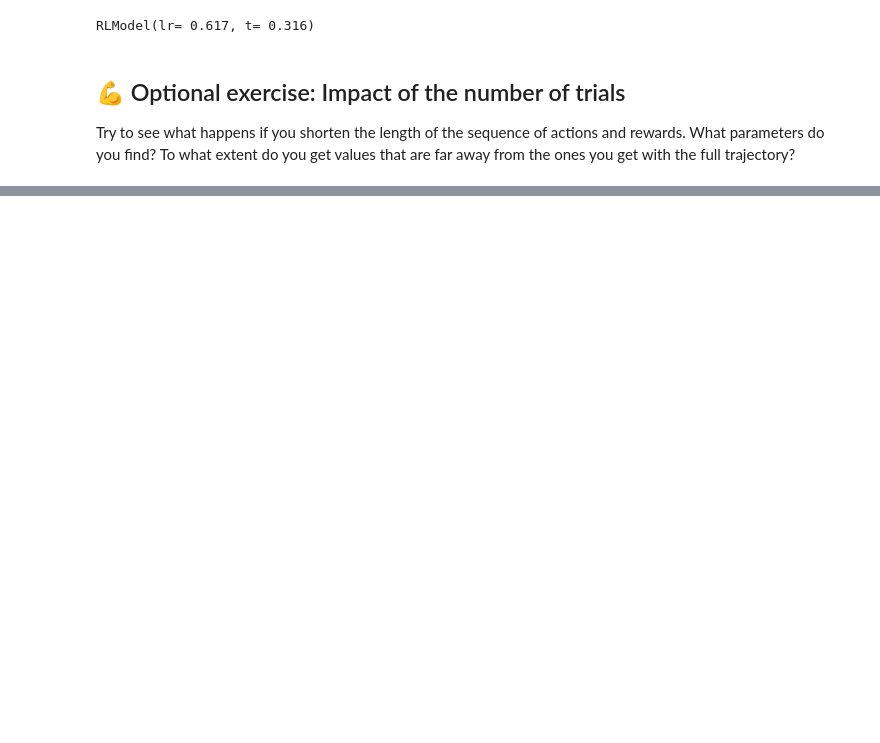
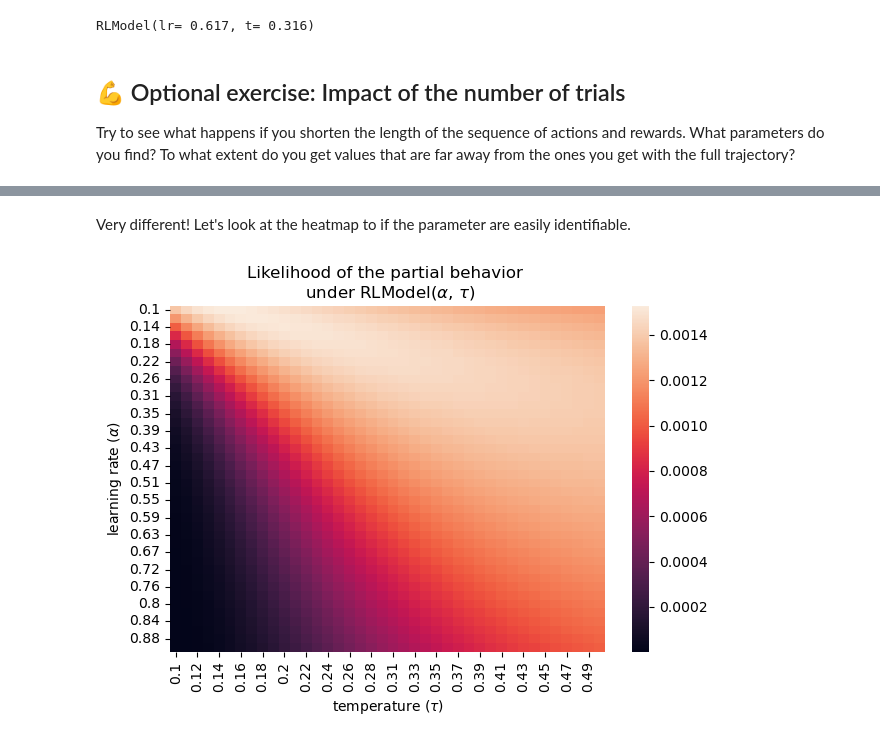
Before and after one commit to easiryne/cognitive-modeling-lab, a Jupyter notebook: TD_5/td5_solution.ipynb, the cells around one changed output, grey strips where cells are left out. Saved outputs shown, nothing was run; the diff lists cells and outputs as text; code cells hidden in the pictures; blank space fills up the shorter version.

```diff
--- a/TD_5/td5_solution.ipynb
+++ b/TD_5/td5_solution.ipynb
@@ -416,0 +455,18 @@ RLModel(lr= 0.092, t= 0.146)
+# %% [markdown]
+Very different! Let's look at the heatmap to if the parameter are easily identifiable.
+# %%
+likelihoods = pd.DataFrame()
+
+for lr in lrs:
+    for temp in temps:
+        model = RLModel(lr, temp)
+        likelihood = np.exp(model.log_likelihood(partial_actions, partial_rewards))
+        likelihoods.loc[round(lr, 2), round(temp, 2)] = likelihood
+
+sns.heatmap(likelihoods)
+plt.xlabel('temperature ($\\tau$)')
+plt.ylabel('learning rate ($\\alpha$)')
+plt.title('Likelihood of the partial behavior \n under RLModel($\\alpha$, $\\tau$)')
+plt.tight_layout()
+# %% [output]
+[figure, added]
```
Also changed, not shown: parts of 40 cells of this notebook, 3 other files.
